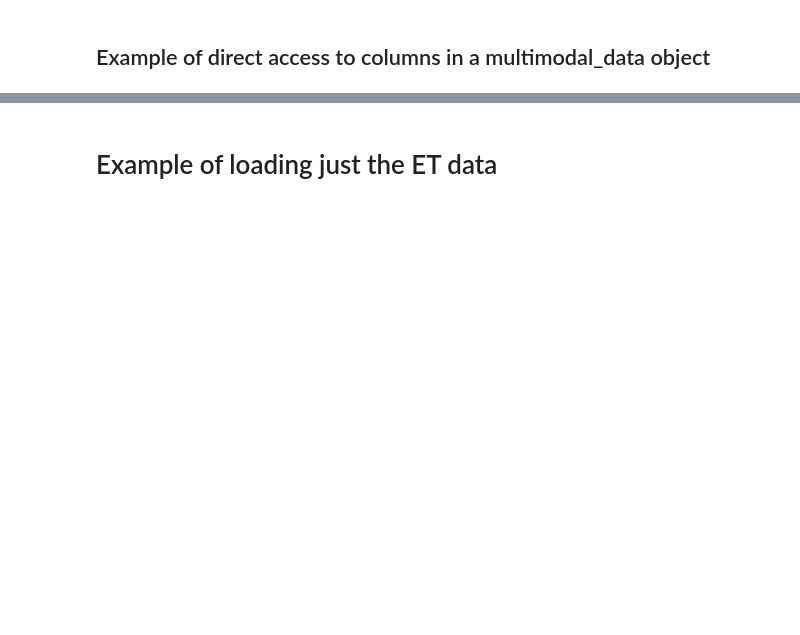
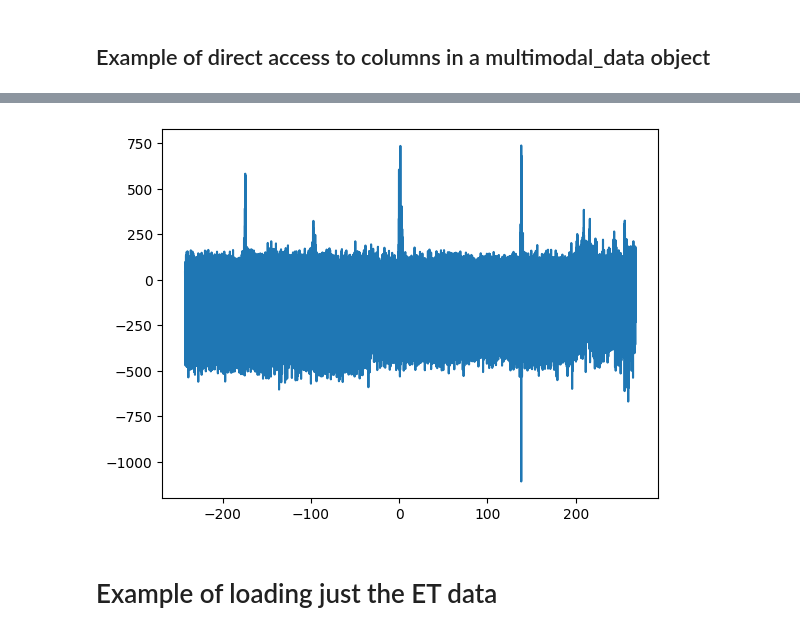
Before and after one commit to SYNCC-IN/hyperscanning-signal-analysis, a Jupyter notebook: scripts/Example_DataLoader_usage.ipynb, the cells around one changed output, grey strips where cells are left out. Cells and saved outputs as stored; diff of their text form; code cells hidden in the pictures; blank space fills up the shorter version.

```diff
--- a/scripts/Example_DataLoader_usage.ipynb
+++ b/scripts/Example_DataLoader_usage.ipynb
@@ -45,8 +69,10 @@ plt.show()
 # %%
 plt.plot(multimodal_data.data['time'],multimodal_data.data['ECG_cg'])
-plt.xlim(300, 310)
-plt.ylim(-1000, 1000)
+#plt.xlim(300, 310)
+#plt.ylim(-1000, 1000)
 plt.show()
+# %% [output]
+[figure, added]
 # %% [markdown]
 # Example of loading just the ET data
 # %%
```
Also changed, not shown: parts of 13 cells of this notebook.
